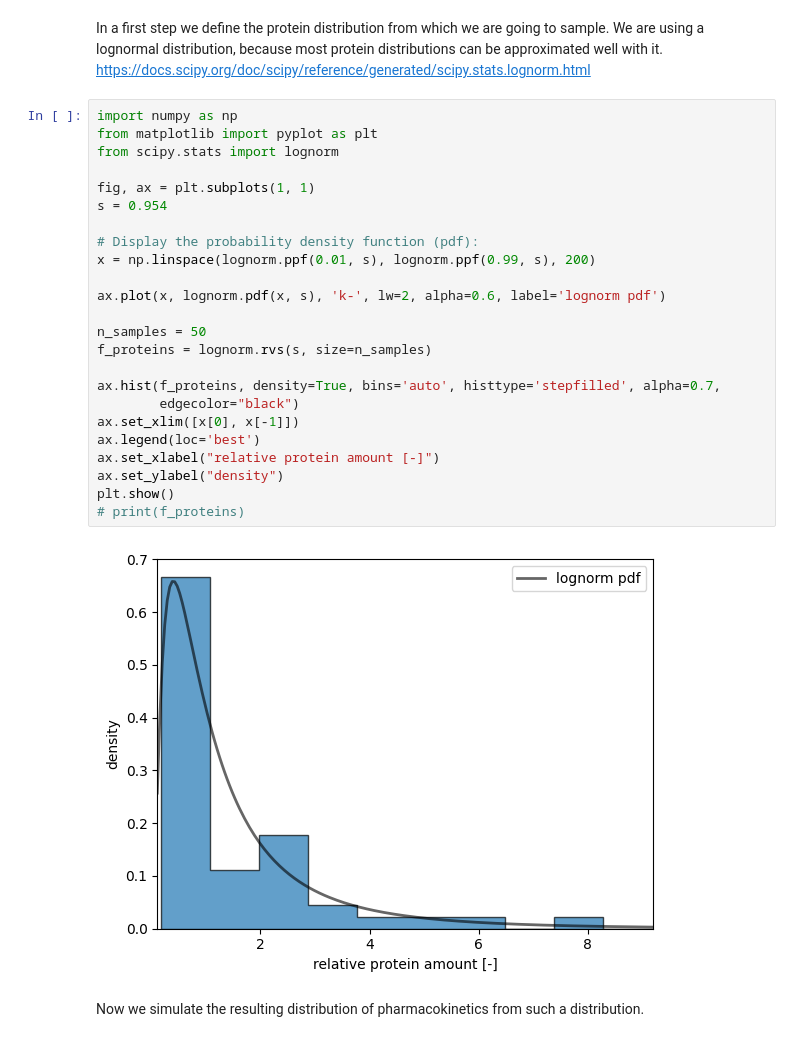
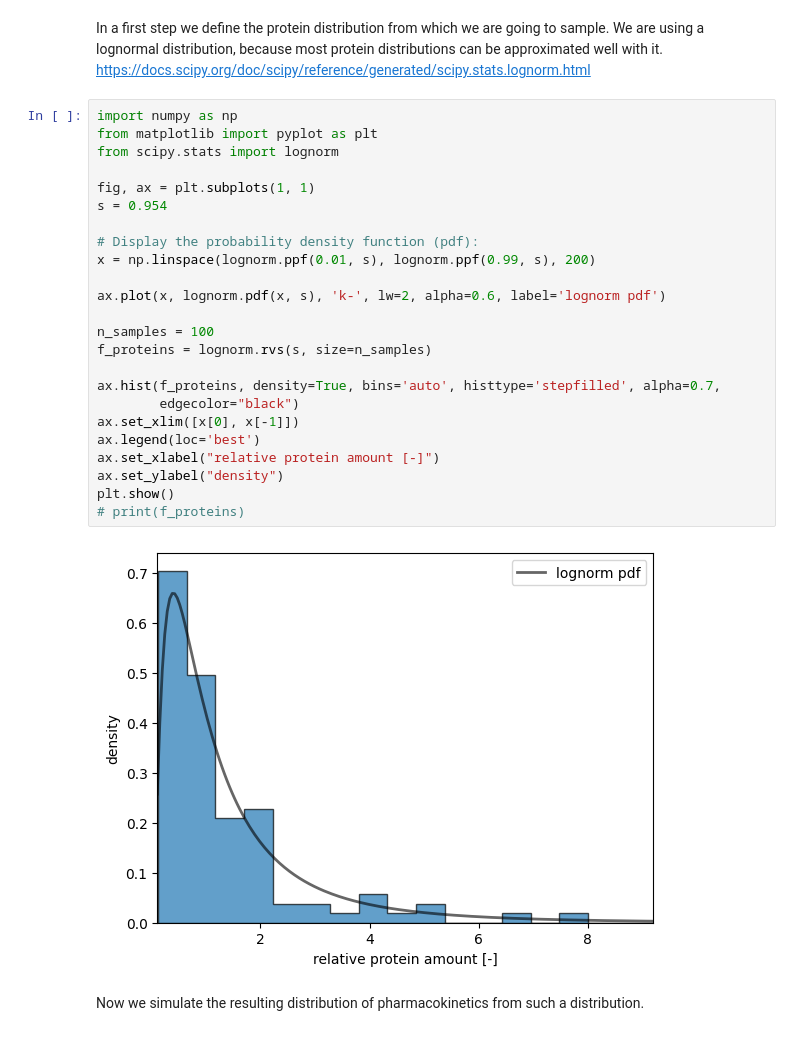
Before and after one commit to matthiaskoenig/course-pharmacokinetic-modelling, a Jupyter notebook: src/mb19/notebooks/08_variability.ipynb, the cells around one changed output. Saved outputs shown, nothing was run; the diff lists cells and outputs as text.

```diff
--- a/src/mb19/notebooks/08_variability.ipynb
+++ b/src/mb19/notebooks/08_variability.ipynb
@@ -28,29 +28,29 @@ https://docs.scipy.org/doc/scipy/reference/generated/scipy.stats.lognorm.html
 # %%
 import numpy as np
 from matplotlib import pyplot as plt
 from scipy.stats import lognorm
 
 fig, ax = plt.subplots(1, 1)
 s = 0.954
 
 # Display the probability density function (pdf):
 x = np.linspace(lognorm.ppf(0.01, s), lognorm.ppf(0.99, s), 200)
 
 ax.plot(x, lognorm.pdf(x, s), 'k-', lw=2, alpha=0.6, label='lognorm pdf')
 
-n_samples = 50
+n_samples = 100
 f_proteins = lognorm.rvs(s, size=n_samples)
 
 ax.hist(f_proteins, density=True, bins='auto', histtype='stepfilled', alpha=0.7,
         edgecolor="black")
 ax.set_xlim([x[0], x[-1]])
 ax.legend(loc='best')
 ax.set_xlabel("relative protein amount [-]")
 ax.set_ylabel("density")
 plt.show()
 # print(f_proteins)
 # %% [output]
-[figure, old version]
+[figure, new version]
 # %% [markdown]
 Now we simulate the resulting distribution of pharmacokinetics from such a distribution.
 # %%
```
Also changed, not shown: parts of 4 cells of this notebook, 7 other files.
